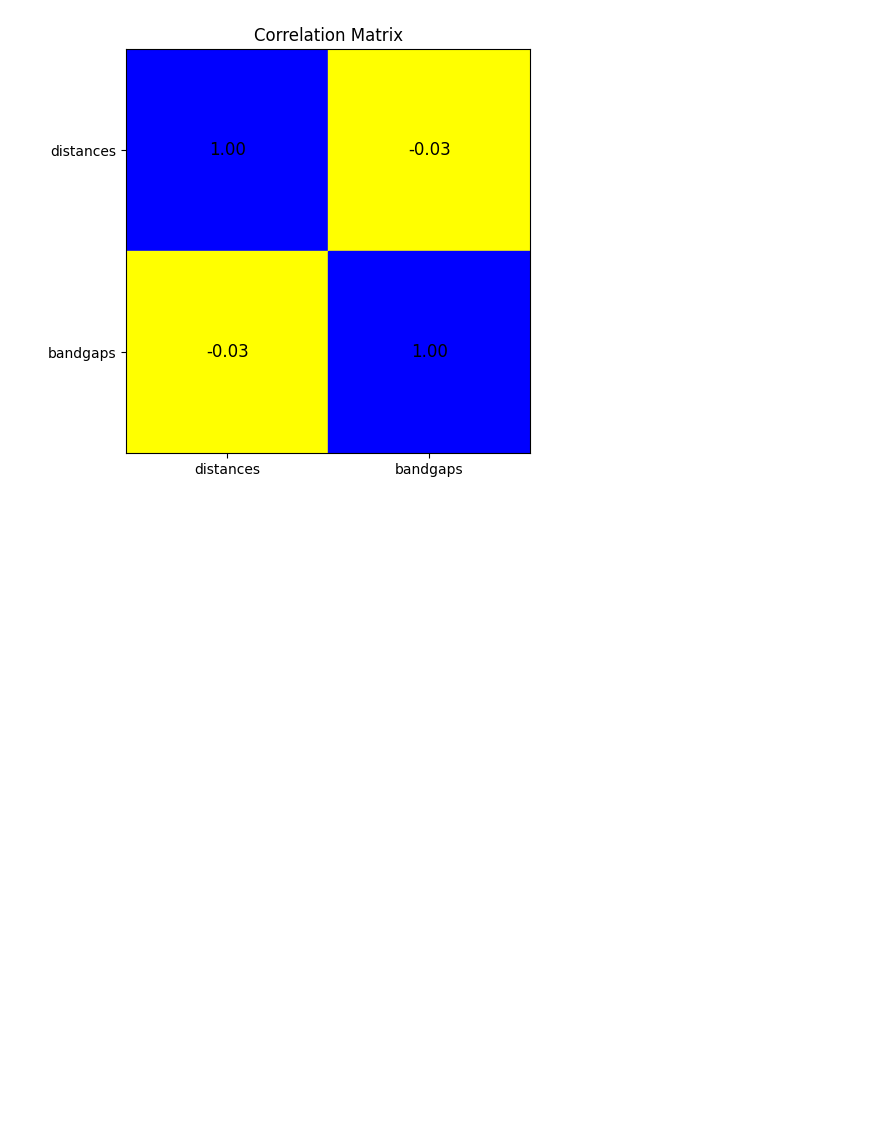
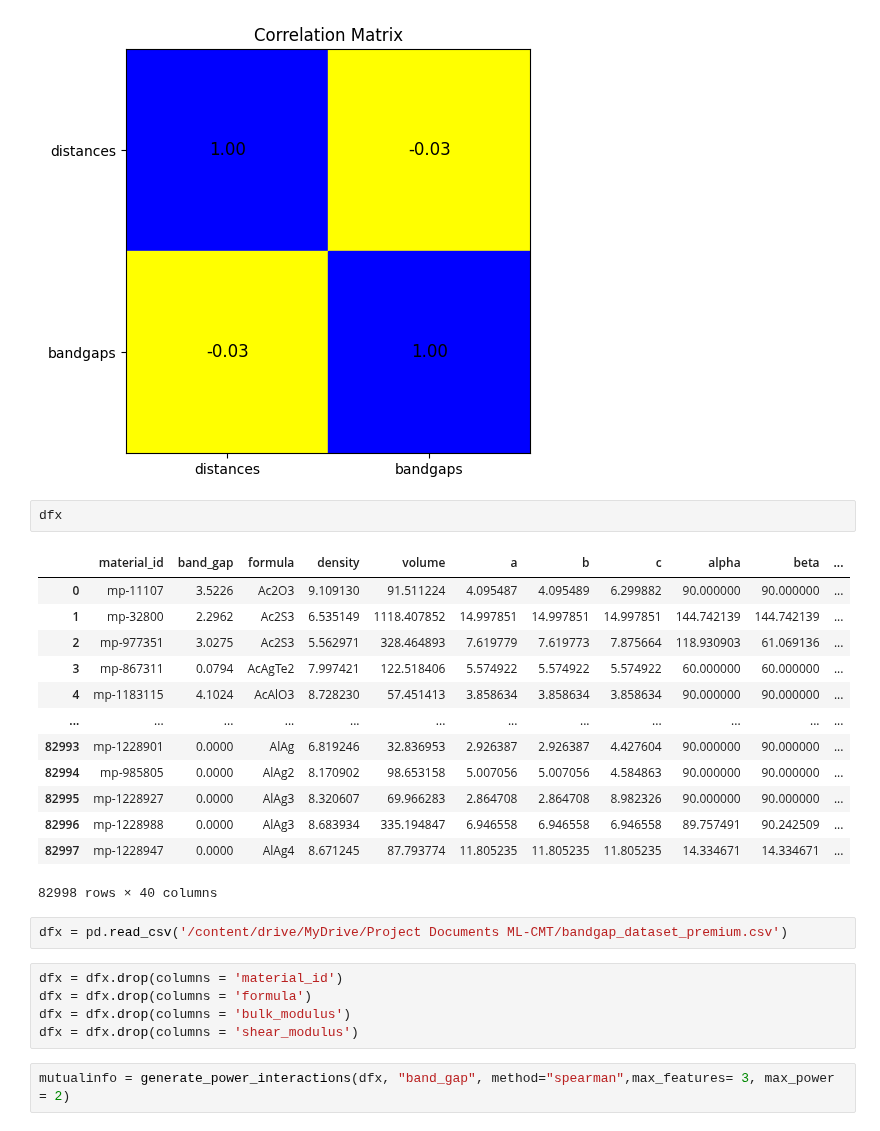
Before and after one commit to immischein/ML-bandgap, a Jupyter notebook: Spacegroup_specific_endeavours.ipynb, the cells around one changed output. Cells and saved outputs as stored; diff of their text form; blank space fills up the shorter version.

```diff
--- a/Spacegroup_specific_endeavours.ipynb
+++ b/Spacegroup_specific_endeavours.ipynb
@@ -497,3 +530,28 @@ plt.tight_layout()
 plt.show()
 # %% [output]
 [figure]
+# %%
+dfx
+# %% [output]
+|  | material_id | band_gap | formula | density | volume | a | b | c | alpha | beta | ... |
+| 0 | mp-11107 | 3.5226 | Ac2O3 | 9.109130 | 91.511224 | 4.095487 | 4.095489 | 6.299882 | 90.000000 | 90.000000 | ... |
+| 1 | mp-32800 | 2.2962 | Ac2S3 | 6.535149 | 1118.407852 | 14.997851 | 14.997851 | 14.997851 | 144.742139 | 144.742139 | ... |
+| 2 | mp-977351 | 3.0275 | Ac2S3 | 5.562971 | 328.464893 | 7.619779 | 7.619773 | 7.875664 | 118.930903 | 61.069136 | ... |
+| 3 | mp-867311 | 0.0794 | AcAgTe2 | 7.997421 | 122.518406 | 5.574922 | 5.574922 | 5.574922 | 60.000000 | 60.000000 | ... |
+| 4 | mp-1183115 | 4.1024 | AcAlO3 | 8.728230 | 57.451413 | 3.858634 | 3.858634 | 3.858634 | 90.000000 | 90.000000 | ... |
+| ... | ... | ... | ... | ... | ... | ... | ... | ... | ... | ... | ... |
+| 82993 | mp-1228901 | 0.0000 | AlAg | 6.819246 | 32.836953 | 2.926387 | 2.926387 | 4.427604 | 90.000000 | 90.000000 | ... |
+| 82994 | mp-985805 | 0.0000 | AlAg2 | 8.170902 | 98.653158 | 5.007056 | 5.007056 | 4.584863 | 90.000000 | 90.000000 | ... |
+| 82995 | mp-1228927 | 0.0000 | AlAg3 | 8.320607 | 69.966283 | 2.864708 | 2.864708 | 8.982326 | 90.000000 | 90.000000 | ... |
+| 82996 | mp-1228988 | 0.0000 | AlAg3 | 8.683934 | 335.194847 | 6.946558 | 6.946558 | 6.946558 | 89.757491 | 90.242509 | ... |
+| 82997 | mp-1228947 | 0.0000 | AlAg4 | 8.671245 | 87.793774 | 11.805235 | 11.805235 | 11.805235 | 14.334671 | 14.334671 | ... |
+82998 rows × 40 columns
+# %%
+dfx = pd.read_csv('/content/drive/MyDrive/Project Documents ML-CMT/bandgap_dataset_premium.csv')
+# %%
+dfx = dfx.drop(columns = 'material_id')
+dfx = dfx.drop(columns = 'formula')
+dfx = dfx.drop(columns = 'bulk_modulus')
+dfx = dfx.drop(columns = 'shear_modulus')
+# %%
+mutualinfo = generate_power_interactions(dfx, "band_gap", method="spearman",max_features= 3, max_power = 2)
```
Also changed, not shown: parts of 9 cells of this notebook.
